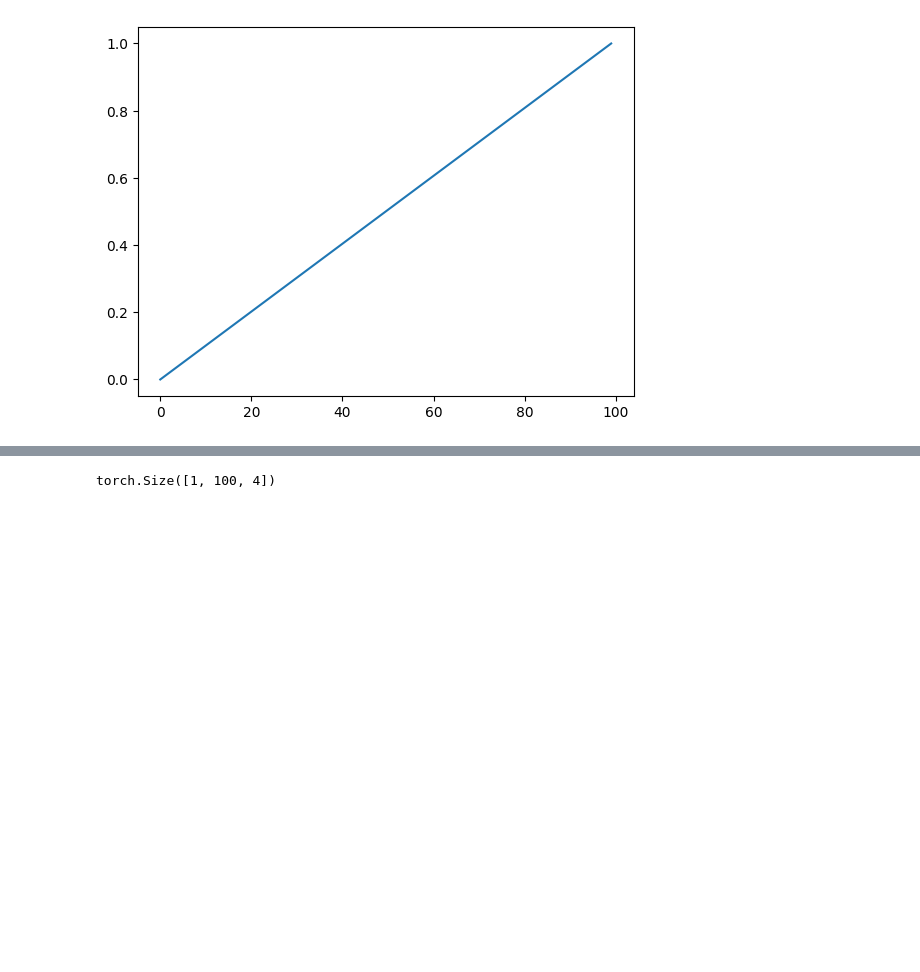
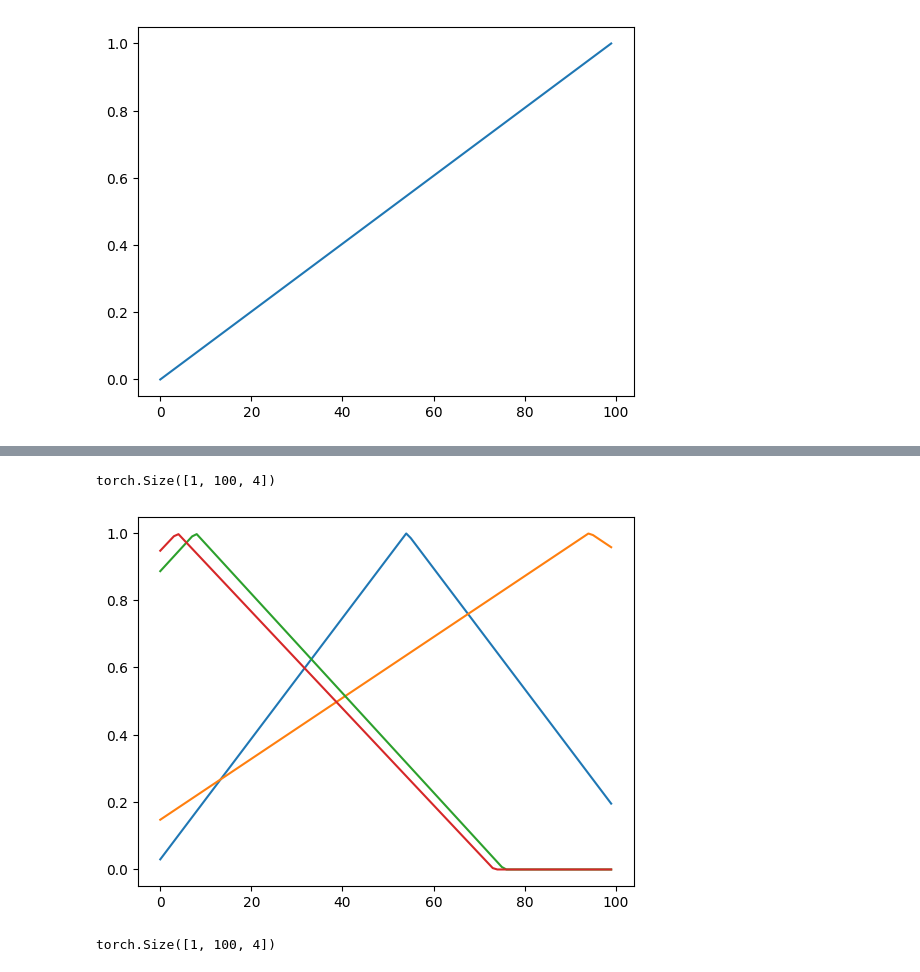
Before and after one commit to clement-chupin/BenchNeuralNework, a Jupyter notebook: layer_plot.ipynb, the cells around one changed output, grey strips where cells are left out. Saved outputs shown, nothing was run; the diff lists cells and outputs as text; code cells hidden in the pictures; blank space fills up the shorter version.

```diff
--- a/layer_plot.ipynb
+++ b/layer_plot.ipynb
@@ -59,3 +70,10 @@ torch.Size([1, 100, 4])
+# %%
+layer = FeatureExtractorLayer.triangle_activation_1
+layer = layer(size_ttt,4,"cpu",True)
+test_layer(layer)
+# %% [output]
+torch.Size([1, 100, 4])
+[figure, added]
 # %%
 layer = FeatureExtractorLayer.D_FLF_cos
 layer = layer(size_ttt,4,"cpu",True)
```
Also changed, not shown: parts of 9 cells of this notebook, 6 other files.
